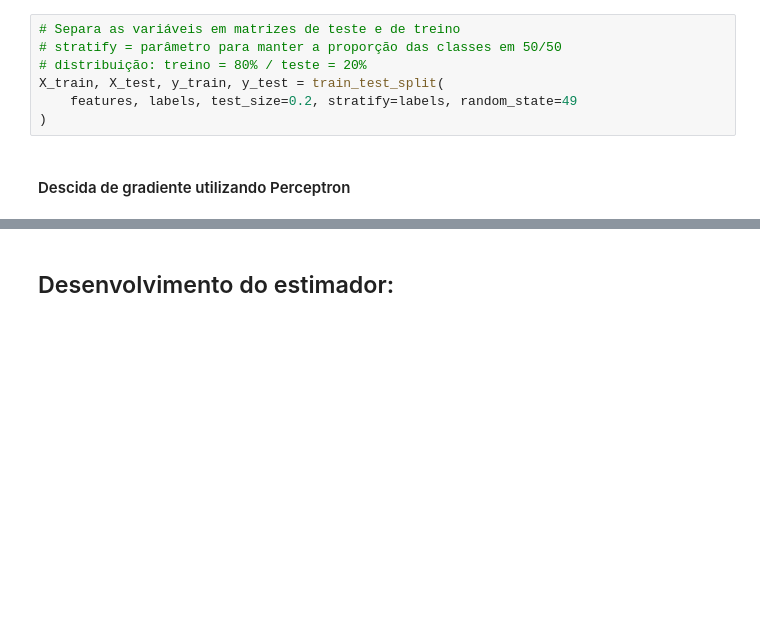
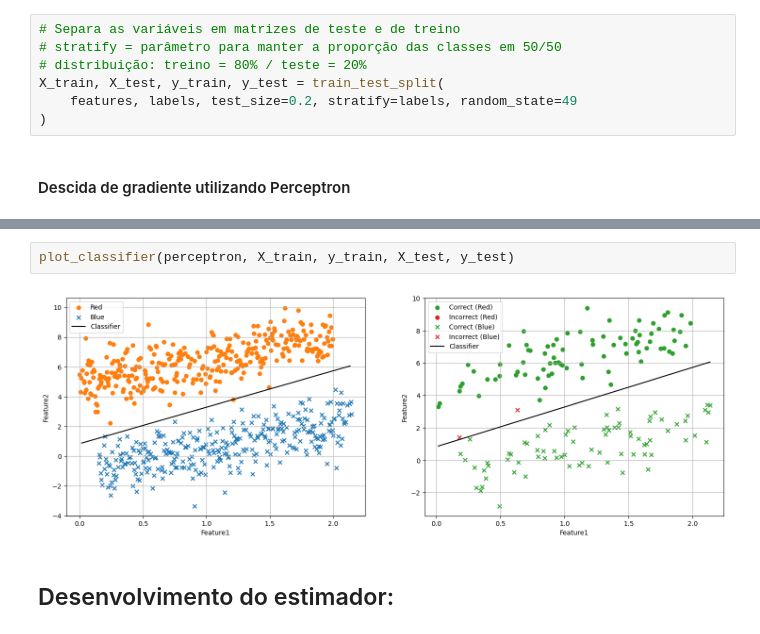
Before and after one commit to c-sant/ai-ec9, a Jupyter notebook: Carlos_Santos_N1_B1_S1_2024.ipynb, the cells around one changed output, grey strips where cells are left out. Saved outputs shown, nothing was run; the diff lists cells and outputs as text; blank space fills up the shorter version.

Commit message:
plot classifier function

```diff
--- a/Carlos_Santos_N1_B1_S1_2024.ipynb
+++ b/Carlos_Santos_N1_B1_S1_2024.ipynb
@@ -225,2 +332,6 @@ perceptron.get_weights(as_dataframe=True)
+# %%
+plot_classifier(perceptron, X_train, y_train, X_test, y_test)
+# %% [output]
+[figure, added]
 # %% [markdown]
 ## Desenvolvimento do estimador:
```
Also changed, not shown: parts of 7 cells of this notebook.
